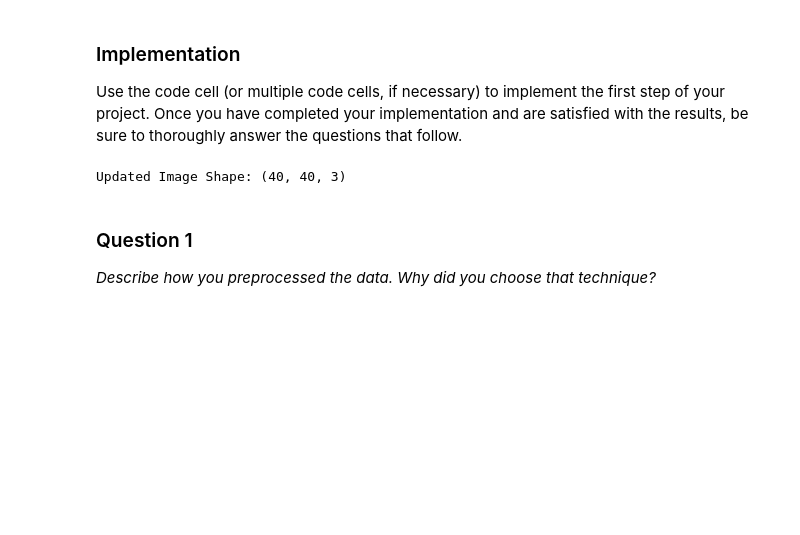
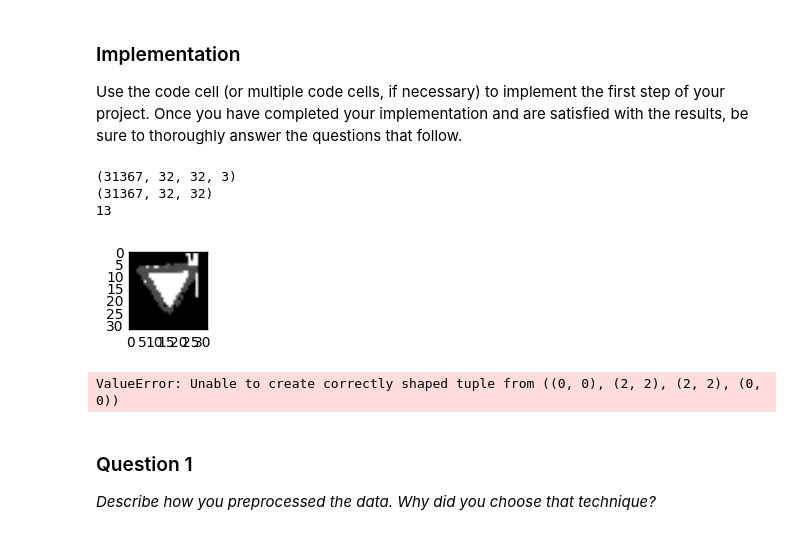
Before and after one commit to anixon604/CarND-Traffic-Sign-Classifier-Project, a Jupyter notebook: Traffic_Signs_Recognition.ipynb, the cells around one changed output. Drawn from its saved outputs; the diff is of its cells as text; code cells hidden in the pictures; blank space fills up the shorter version.

Commit message:
work on preprocessing... greyscale

```diff
--- a/Traffic_Signs_Recognition.ipynb
+++ b/Traffic_Signs_Recognition.ipynb
@@ -132,33 +143,50 @@ Use the code cell (or multiple code cells, if necessary) to implement the first
+# %%
+#Greyscale and visualize
+
+print(X_train.shape)
+#Greyscale
+X_train = np.array([cv2.cvtColor(image, cv2.COLOR_RGB2GRAY) for image in X_train], dtype=np.float32)
+X_test = np.array([cv2.cvtColor(image, cv2.COLOR_RGB2GRAY) for image in X_test], dtype=np.float32)
+X_val = np.array([cv2.cvtColor(image, cv2.COLOR_RGB2GRAY) for image in X_val], dtype=np.float32)
+print(X_train.shape)
+
+#check Grayscale image
+import random
+import numpy as np
+import matplotlib.pyplot as plt
+%matplotlib inline
+
+index = random.randint(0, len(X_train))
+image = X_train[index].squeeze()
+
+plt.figure(figsize=(1,1))
+plt.imshow(image, cmap="gray")
+print(y_train[index])
+#-----------
+# %% [output]
+(31367, 32, 32, 3)
+(31367, 32, 32)
+13
+[figure, added]
 # %%
-### Preprocess the data here.
-### Feel free to use as many code cells as needed.
-import cv2
+# Pad the images
+# Pad images with 0s
+X_train      = np.pad(X_train, ((0,0),(2,2),(2,2),(0,0)), 'constant')
+X_val        = np.pad(X_val, ((0,0),(2,2),(2,2),(0,0)), 'constant')
+X_test       = np.pad(X_test, ((0,0),(2,2),(2,2),(0,0)), 'constant')
 
-#Normalize
-def normalize(image):
-    return cv2.normalize(image, None, 0.0, 1.0, cv2.NORM_MINMAX)
-X_train = np.array([normalize(image) for image in X_train], dtype=np.float32)
-X_test = np.array([normalize(image) for image in X_test], dtype=np.float32)
-X_val = np.array([normalize(image) for image in X_val], dtype=np.float32)
+print("Updated Image Shape: {}".format(X_train[0].shape))
 
 #Shuffle
 from sklearn.utils import shuffle
 X_train, y_train = shuffle(X_train, y_train)
 
-#Pad the images with 0s
-# Pad images with 0s
-X_train      = np.pad(X_train, ((0,0),(2,2),(2,2),(0,0)), 'constant')
-X_val = np.pad(X_val, ((0,0),(2,2),(2,2),(0,0)), 'constant')
-X_test       = np.pad(X_test, ((0,0),(2,2),(2,2),(0,0)), 'constant')
-
-print("Updated Image Shape: {}".format(X_train[0].shape))
-
 # Test data cohesion
 assert(len(X_train) == len(y_train))
 assert(len(X_test) == len(y_test))
 assert(len(X_val) == len(y_val))
 # %% [output]
-Updated Image Shape: (40, 40, 3)
+ValueError: Unable to create correctly shaped tuple from ((0, 0), (2, 2), (2, 2), (0, 0))
 # %% [markdown]
 ### Question 1
 
```
Also changed, not shown: parts of 6 cells of this notebook, 4 other files.
